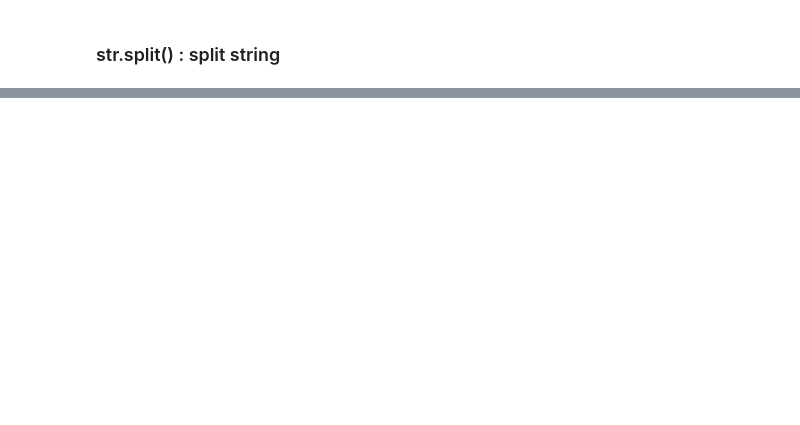
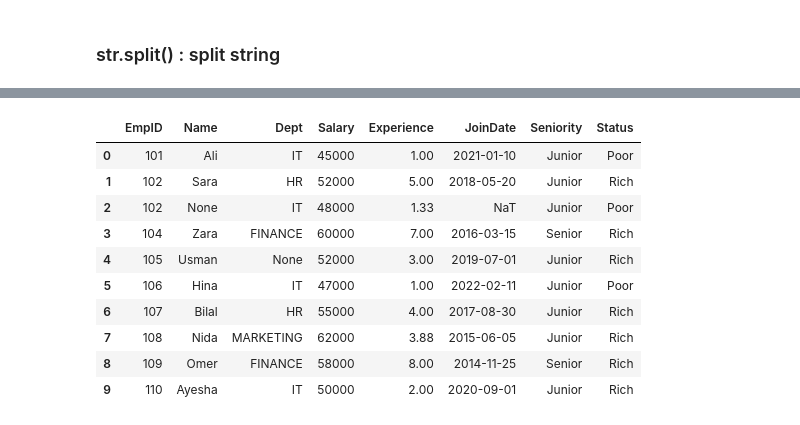
Before and after one commit to RealHaroon/Data-Analytics, a Jupyter notebook: Notebooks/Pandas/DataFrame Functions.ipynb, the cells around one changed output, grey strips where cells are left out. Drawn from its saved outputs; the diff is of its cells as text; code cells hidden in the pictures; blank space fills up the shorter version.

```diff
--- a/Notebooks/Pandas/DataFrame Functions.ipynb
+++ b/Notebooks/Pandas/DataFrame Functions.ipynb
@@ -394,0 +499,3 @@ Name: Name, dtype: object
+# %%
+df['JoinDate']=df['JoinDate'].str.replace('/','-')
+pd.to_datetime(df['JoinDate'])
@@ -394,0 +785,8 @@ Name: Name, dtype: object
+# %%
+# column wise logic
+marks=pd.Series([2,3,4])
+marks.apply(lambda x: x*x)
+
+# row wise logic  Structure : Lambda x: value_if_true if condition else value_if_false
+df['Seniority']=df.apply(lambda row: 'Senior' if row['Experience']>5 else 'Junior',axis=1)
+df
@@ -394,0 +823,15 @@ Name: Name, dtype: object
+# %%
+df['Status']=df['Salary'].map(lambda x:'Rich' if x>=50000 else 'Poor' )
+df
+# %% [output]
+|  | EmpID | Name | Dept | Salary | Experience | JoinDate | Seniority | Status |
+| 0 | 101 | Ali | IT | 45000 | 1.00 | 2021-01-10 | Junior | Poor |
+| 1 | 102 | Sara | HR | 52000 | 5.00 | 2018-05-20 | Junior | Rich |
+| 2 | 102 | None | IT | 48000 | 1.33 | NaT | Junior | Poor |
+| 3 | 104 | Zara | FINANCE | 60000 | 7.00 | 2016-03-15 | Senior | Rich |
+| 4 | 105 | Usman | None | 52000 | 3.00 | 2019-07-01 | Junior | Rich |
+| 5 | 106 | Hina | IT | 47000 | 1.00 | 2022-02-11 | Junior | Poor |
+| 6 | 107 | Bilal | HR | 55000 | 4.00 | 2017-08-30 | Junior | Rich |
+| 7 | 108 | Nida | MARKETING | 62000 | 3.88 | 2015-06-05 | Junior | Rich |
+| 8 | 109 | Omer | FINANCE | 58000 | 8.00 | 2014-11-25 | Senior | Rich |
+| 9 | 110 | Ayesha | IT | 50000 | 2.00 | 2020-09-01 | Junior | Rich |
```
Also changed, not shown: parts of 99 cells of this notebook, 1 other file.
